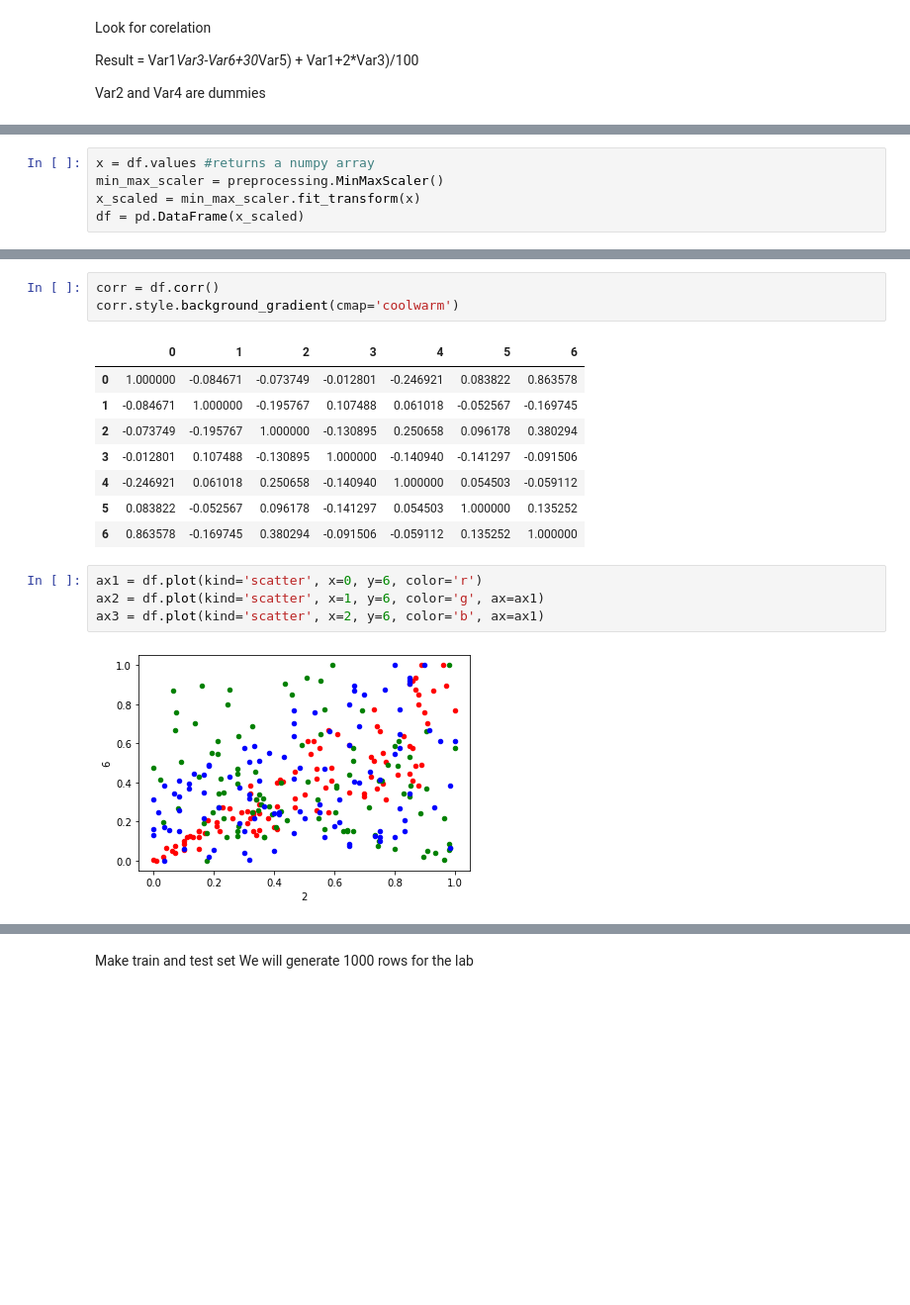
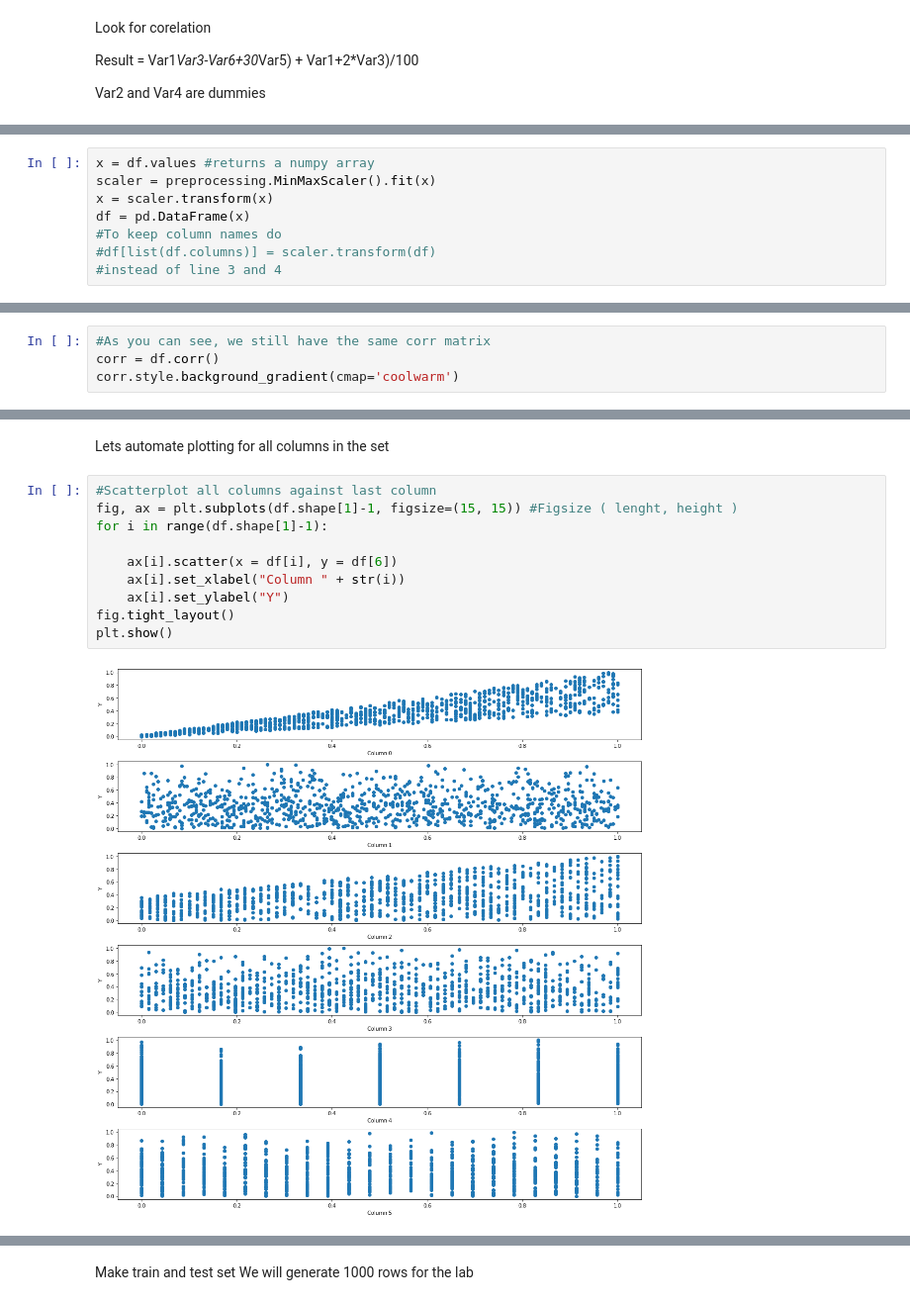
Before and after one commit to umaimehm/Intro_to_AI, a Jupyter notebook: 2021 Lab/Lab4/Untitled.ipynb, the cells around one changed output, grey strips where cells are left out. Shown at 99% size. Drawn from its saved outputs; the diff is of its cells as text; blank space fills up the shorter version.

```diff
--- a/2021 Lab/Lab4/Untitled.ipynb
+++ b/2021 Lab/Lab4/Untitled.ipynb
@@ -81,0 +82,8 @@ ax3 = df.plot(kind='scatter', x='Var3', y='Result', color='b', ax=ax1)
+# %%
+x = df.values #returns a numpy array
+scaler = preprocessing.MinMaxScaler().fit(x)
+x = scaler.transform(x)
+df = pd.DataFrame(x)
+#To keep column names do
+#df[list(df.columns)] = scaler.transform(df)
+#instead of line 3 and 4
@@ -82,5 +114,4 @@ ax3 = df.plot(kind='scatter', x='Var3', y='Result', color='b', ax=ax1)
 # %%
-x = df.values #returns a numpy array
-min_max_scaler = preprocessing.MinMaxScaler()
-x_scaled = min_max_scaler.fit_transform(x)
-df = pd.DataFrame(x_scaled)
+#As you can see, we still have the same corr matrix
+corr = df.corr()
+corr.style.background_gradient(cmap='coolwarm')
@@ -103,18 +150,14 @@ df
+# %% [markdown]
+Lets automate plotting for all columns in the set
 # %%
-corr = df.corr()
-corr.style.background_gradient(cmap='coolwarm')
+#Scatterplot all columns against last column
+fig, ax = plt.subplots(df.shape[1]-1, figsize=(15, 15)) #Figsize ( lenght, height )
+for i in range(df.shape[1]-1):
+
+    ax[i].scatter(x = df[i], y = df[6])
+    ax[i].set_xlabel("Column " + str(i))
+    ax[i].set_ylabel("Y")
+fig.tight_layout()
+plt.show()
 # %% [output]
-|  | 0 | 1 | 2 | 3 | 4 | 5 | 6 |
-| 0 | 1.000000 | -0.084671 | -0.073749 | -0.012801 | -0.246921 | 0.083822 | 0.863578 |
-| 1 | -0.084671 | 1.000000 | -0.195767 | 0.107488 | 0.061018 | -0.052567 | -0.169745 |
-| 2 | -0.073749 | -0.195767 | 1.000000 | -0.130895 | 0.250658 | 0.096178 | 0.380294 |
-| 3 | -0.012801 | 0.107488 | -0.130895 | 1.000000 | -0.140940 | -0.141297 | -0.091506 |
-| 4 | -0.246921 | 0.061018 | 0.250658 | -0.140940 | 1.000000 | 0.054503 | -0.059112 |
-| 5 | 0.083822 | -0.052567 | 0.096178 | -0.141297 | 0.054503 | 1.000000 | 0.135252 |
-| 6 | 0.863578 | -0.169745 | 0.380294 | -0.091506 | -0.059112 | 0.135252 | 1.000000 |
+[figure, added]
-# %%
-ax1 = df.plot(kind='scatter', x=0, y=6, color='r')
-ax2 = df.plot(kind='scatter', x=1, y=6, color='g', ax=ax1)
-ax3 = df.plot(kind='scatter', x=2, y=6, color='b', ax=ax1)
-# %% [output]
-[figure, removed]
```
Also changed, not shown: parts of 19 cells of this notebook, 8 other files.
